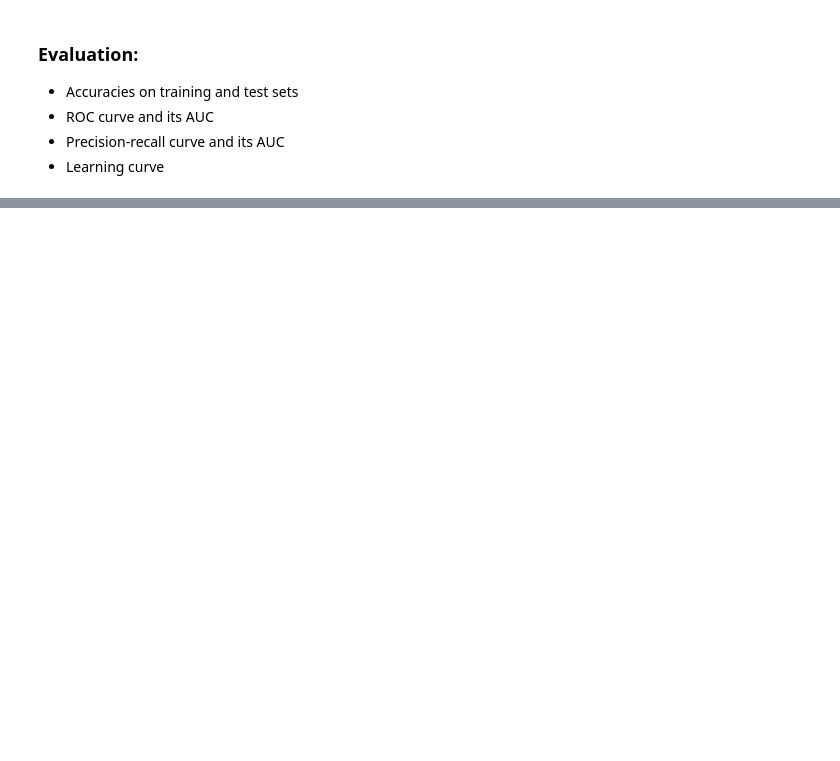
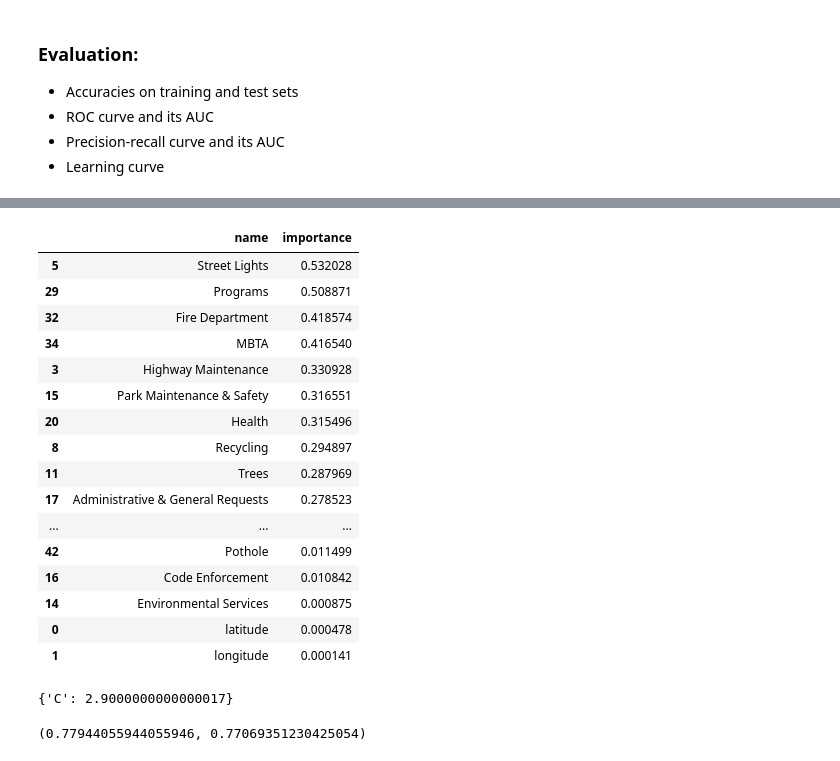
Before and after one commit to roywright/springboard, a Jupyter notebook: capstone/logistic_model.ipynb, the cells around one changed output, grey strips where cells are left out. Saved outputs shown, nothing was run; the diff lists cells and outputs as text; code cells hidden in the pictures; blank space fills up the shorter version.

```diff
--- a/capstone/logistic_model.ipynb
+++ b/capstone/logistic_model.ipynb
@@ -97,0 +103,43 @@ plt.show()
+# %%
+featurelist = pd.DataFrame()
+featurelist['name'] = X.columns
+featurelist['importance'] = np.abs(clf.coef_*X.std().values).T
+featurelist.sort_values('importance', ascending = False)
+# %% [output]
+|  | name | importance |
+| 5 | Street Lights | 0.532028 |
+| 29 | Programs | 0.508871 |
+| 32 | Fire Department | 0.418574 |
+| 34 | MBTA | 0.416540 |
+| 3 | Highway Maintenance | 0.330928 |
+| 15 | Park Maintenance & Safety | 0.316551 |
+| 20 | Health | 0.315496 |
+| 8 | Recycling | 0.294897 |
+| 11 | Trees | 0.287969 |
+| 17 | Administrative & General Requests | 0.278523 |
+| ... | ... | ... |
+| 42 | Pothole | 0.011499 |
+| 16 | Code Enforcement | 0.010842 |
+| 14 | Environmental Services | 0.000875 |
+| 0 | latitude | 0.000478 |
+| 1 | longitude | 0.000141 |
+# %%
+Xtrain, Xtest, ytrain, ytest = train_test_split(
+    X[featurelist.sort_values('importance', ascending = False).head(10).name],
+    y, train_size=.8, stratify = y
+)
+
+gs = GridSearchCV(
+        estimator = LogisticRegression(),
+        param_grid = {'C':np.arange(1, 3, .01)},
+        n_jobs = -1
+)
+gs.fit(Xtrain, ytrain)
+clf = gs.best_estimator_
+gs.best_params_
+# %% [output]
+{'C': 2.9000000000000017}
+# %%
+clf.score(Xtrain, ytrain), clf.score(Xtest, ytest)
+# %% [output]
+(0.77944055944055946, 0.77069351230425054)
```
Also changed, not shown: parts of 7 cells of this notebook, 5 other files.
